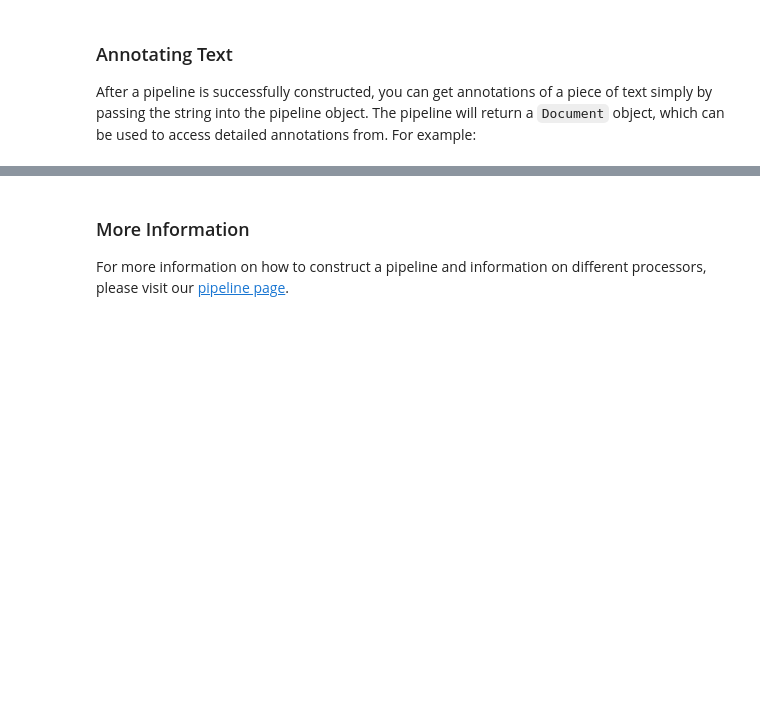
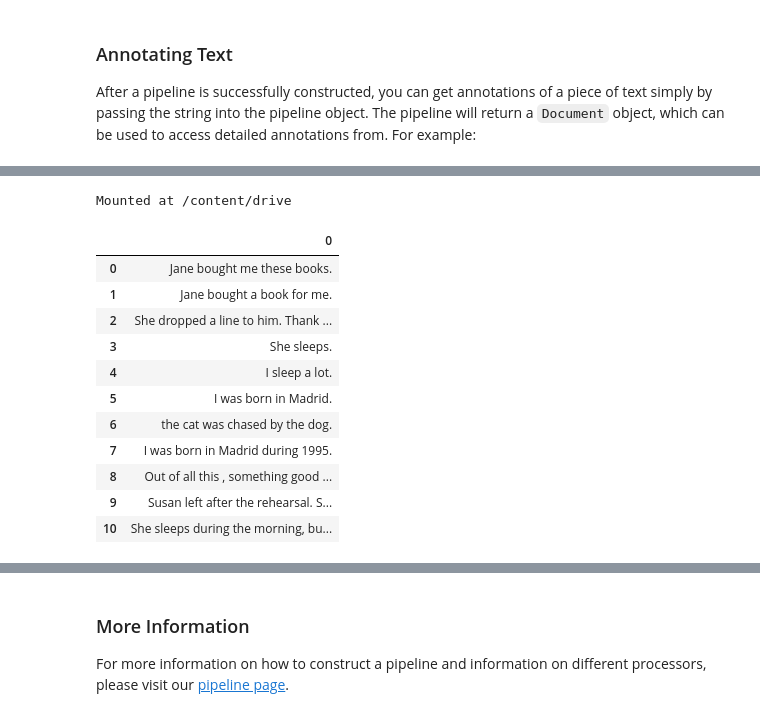
Before and after one commit to Viny2030/NLP, a Jupyter notebook: Stanza_Beginners_Guide.ipynb, the cells around one changed output, grey strips where cells are left out. Saved outputs shown, nothing was run; the diff lists cells and outputs as text; code cells hidden in the pictures; blank space fills up the shorter version.

Commit message:
Se creó con Colab

```diff
--- a/Stanza_Beginners_Guide.ipynb
+++ b/Stanza_Beginners_Guide.ipynb
@@ -69,3 +132,25 @@ After a pipeline is successfully constructed, you can get annotations of a piece
+# %%
+from google.colab import drive
+drive.mount('/content/drive')
+# %% [output]
+Mounted at /content/drive
+# %%
+input = pd.read_csv('https://raw.githubusercontent.com/Viny2030/datasets/refs/heads/main/input.txt', sep='\t', header=None)
+# %%
+input
+# %% [output]
+|  | 0 |
+| 0 | Jane bought me these books. |
+| 1 | Jane bought a book for me. |
+| 2 | She dropped a line to him. Thank ... |
+| 3 | She sleeps. |
+| 4 | I sleep a lot. |
+| 5 | I was born in Madrid. |
+| 6 | the cat was chased by the dog. |
+| 7 | I was born in Madrid during 1995. |
+| 8 | Out of all this , something good ... |
+| 9 | Susan left after the rehearsal. S... |
+| 10 | She sleeps during the morning, bu... |
 # %%
 # Processing English text
 en_doc = en_nlp("Barack Obama was born in Hawaii.  He was elected president in 2008.")
```
Also changed, not shown: parts of 27 cells of this notebook.
